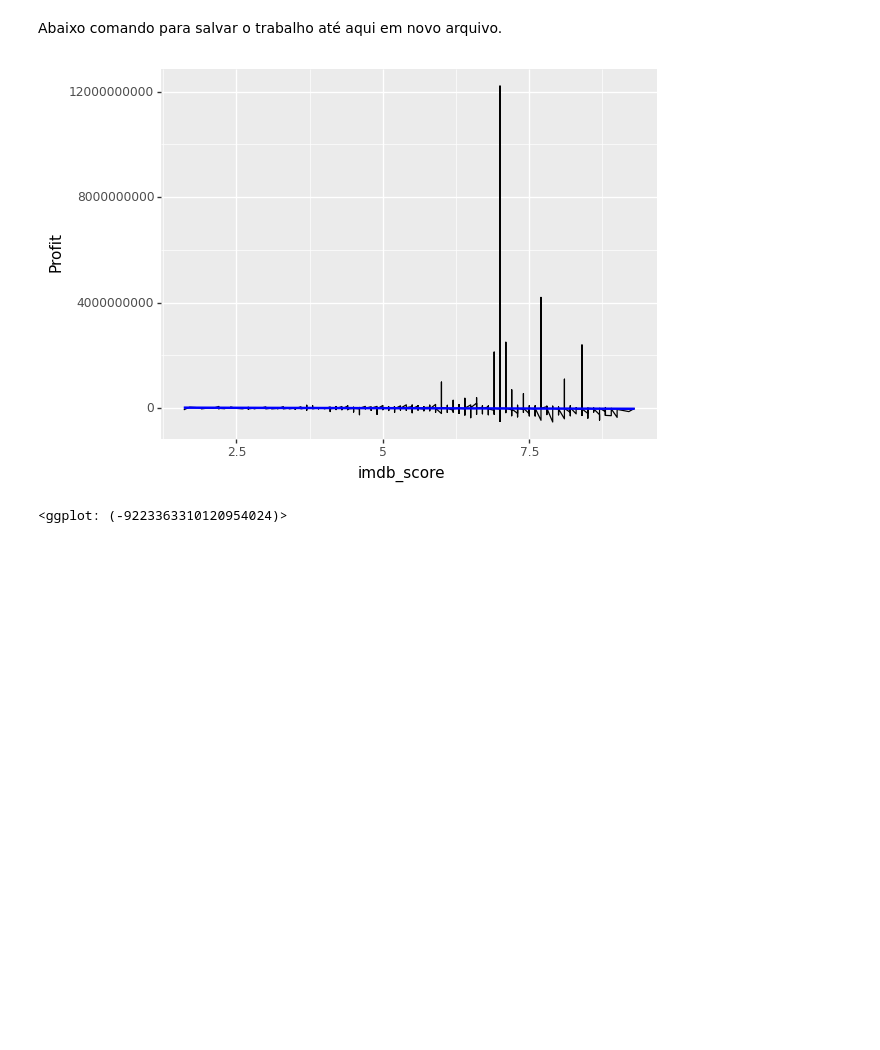
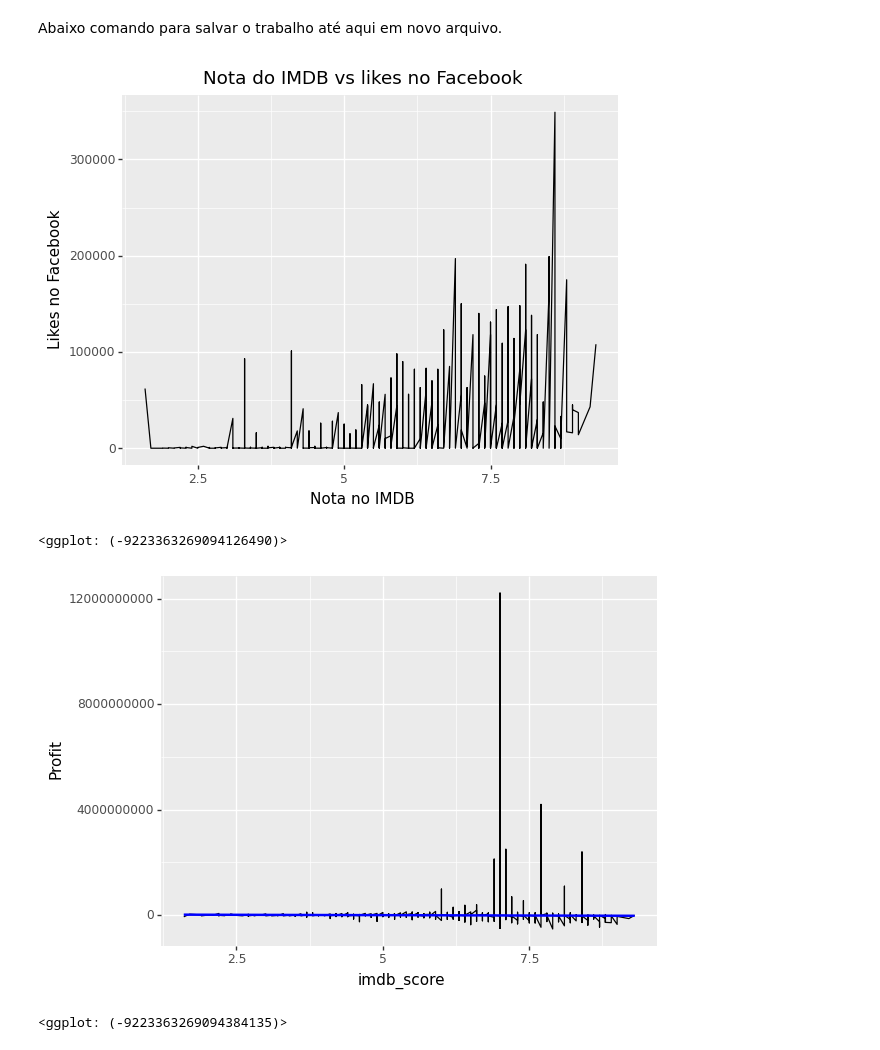
Before and after one commit to DanielaO85/Cursos_Feitos, a Jupyter notebook: ML_Programaria_atividade_3.ipynb, the cells around one changed output. Cells and saved outputs as stored; diff of their text form; code cells hidden in the pictures; blank space fills up the shorter version.

```diff
--- a/ML_Programaria_atividade_3.ipynb
+++ b/ML_Programaria_atividade_3.ipynb
@@ -256,10 +258,19 @@ df.head()
 Abaixo comando para salvar o trabalho até aqui em novo arquivo.
 # %%
 df.to_csv('dados_imdbanaliseexpl.csv', index=False)
+# %%
+ggplot(data=df) +\
+ aes(x='imdb_score', y='movie_facebook_likes') +\
+ geom_line() +\
+ labs(title='Nota do IMDB vs likes no Facebook', x='Nota no IMDB', y='Likes no Facebook')
+# %% [output]
+[figure, added]
+<ggplot: (-9223363269094126490)>
 # %%
-ggplot (aes(x='imdb_score', y='Profit'), data=df) +\
+ggplot(data=df) +\
+aes(x='imdb_score', y='Profit') +\
 geom_line() +\
 stat_smooth(color='blue', span=1)
 # %% [output]
 [figure]
-<ggplot: (-9223363310120954024)>
+<ggplot: (-9223363269094384135)>
```
Also changed, not shown: parts of 39 cells of this notebook.
